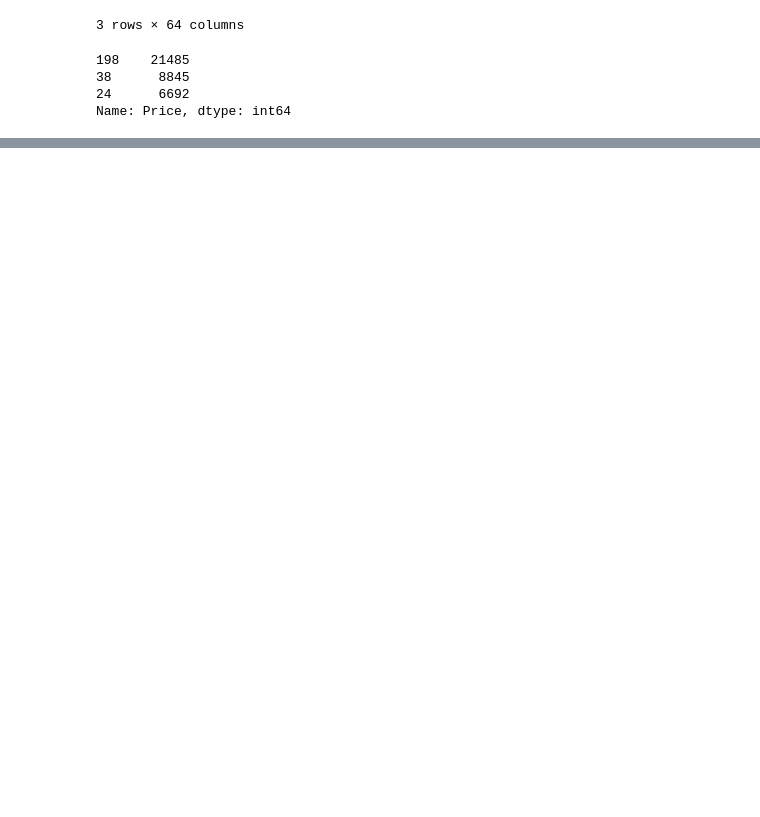
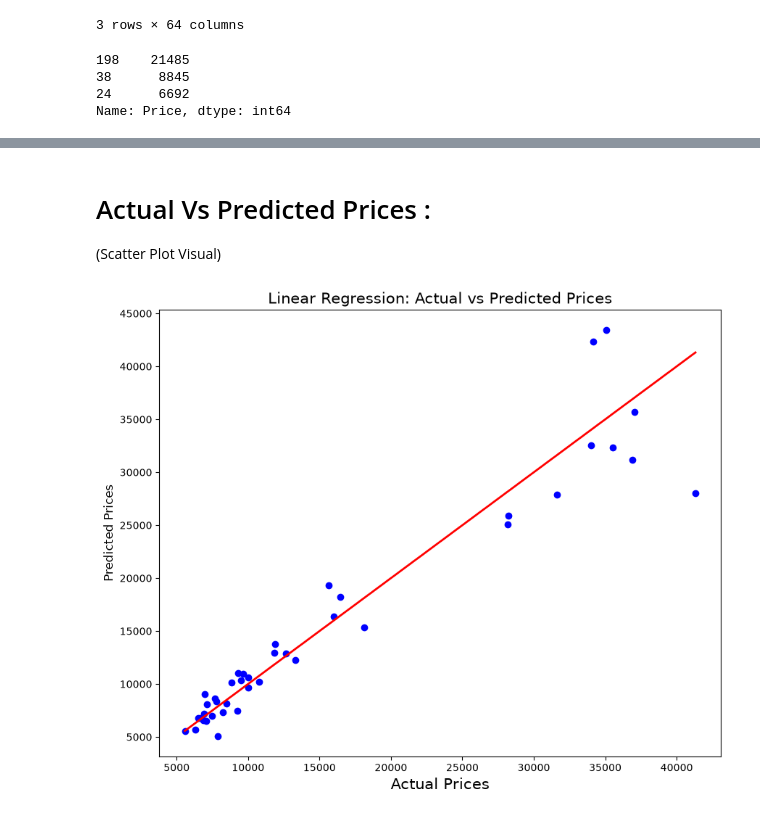
Before and after one commit to harshaslekar5968-crypto/Auto_Price_Prediction_Project, a Jupyter notebook: Auto_Price_Prediction_Model.ipynb, the cells around one changed output, grey strips where cells are left out. Drawn from its saved outputs; the diff is of its cells as text; code cells hidden in the pictures; blank space fills up the shorter version.

Commit message:
Add Auto Mobile Price Prediction project

```diff
--- a/Auto_Price_Prediction_Model.ipynb
+++ b/Auto_Price_Prediction_Model.ipynb
@@ -149,0 +160,7 @@ dtype: int64
+# %%
+df["Normalized-Losses"]=    df["Normalized-Losses"].fillna(df["Normalized-Losses"].mean())
+df["Num-of-doors"]     =    df["Num-of-doors"].fillna(df["Num-of-doors"].mode()[0])
+df["Bore"]             =    df["Bore"].fillna(df["Bore"].mean())
+df["Stroke"]           =    df["Stroke"].fillna(df["Stroke"].mean())
+df["Horsepower"]       =    df["Horsepower"].fillna(df["Horsepower"].mean())
+df["Peak-rpm"]         =    df["Peak-rpm"].fillna(df["Peak-rpm"].mean())
@@ -286,7 +304,0 @@ dtype: int64
-# %%
-df["Normalized-Losses"]=    df["Normalized-Losses"].fillna(df["Normalized-Losses"].mean(),inplace=True)
-df["Num-of-doors"]     =    df["Num-of-doors"].fillna(df["Num-of-doors"].mode()[0],inplace=True)
-df["Bore"]             =    df["Bore"].fillna(df["Bore"].mean(),inplace=True)
-df["Stroke"]           =    df["Stroke"].fillna(df["Stroke"].mean(),inplace=True)
-df["Horsepower"]       =    df["Horsepower"].fillna(df["Horsepower"].mean(),inplace=True)
-df["Peak-rpm"]         =    df["Peak-rpm"].fillna(df["Peak-rpm"].mean(),inplace=True)
@@ -395,0 +394,2 @@ dt_model = DecisionTreeRegressor(random_state=42)
+# %%
+lr_model.fit(df_train_x,df_train_y)
@@ -395,0 +398,2 @@ dt_model = DecisionTreeRegressor(random_state=42)
+# %%
+lr_predictions = lr_model.predict(df_test_x)
@@ -395,0 +537,13 @@ dt_model = DecisionTreeRegressor(random_state=42)
+# %% [markdown]
+# Actual Vs Predicted Prices :
+(Scatter Plot Visual)
+# %%
+plt.figure(figsize=(10,8))
+plt.scatter(df_test_y, lr_predictions, color='blue', label='Linear Regression')
+plt.plot([df_test_y.min(), df_test_y.max()], [df_test_y.min(), df_test_y.max()],color='red', linewidth=2, label='Perfect Prediction Line')
+plt.xlabel('Actual Prices',fontsize=15)
+plt.ylabel('Predicted Prices',fontsize=12)
+plt.title('Linear Regression: Actual vs Predicted Prices',fontsize=15)
+plt.show()
+# %% [output]
+[figure, added]
```
Also changed, not shown: parts of 40 cells of this notebook.
